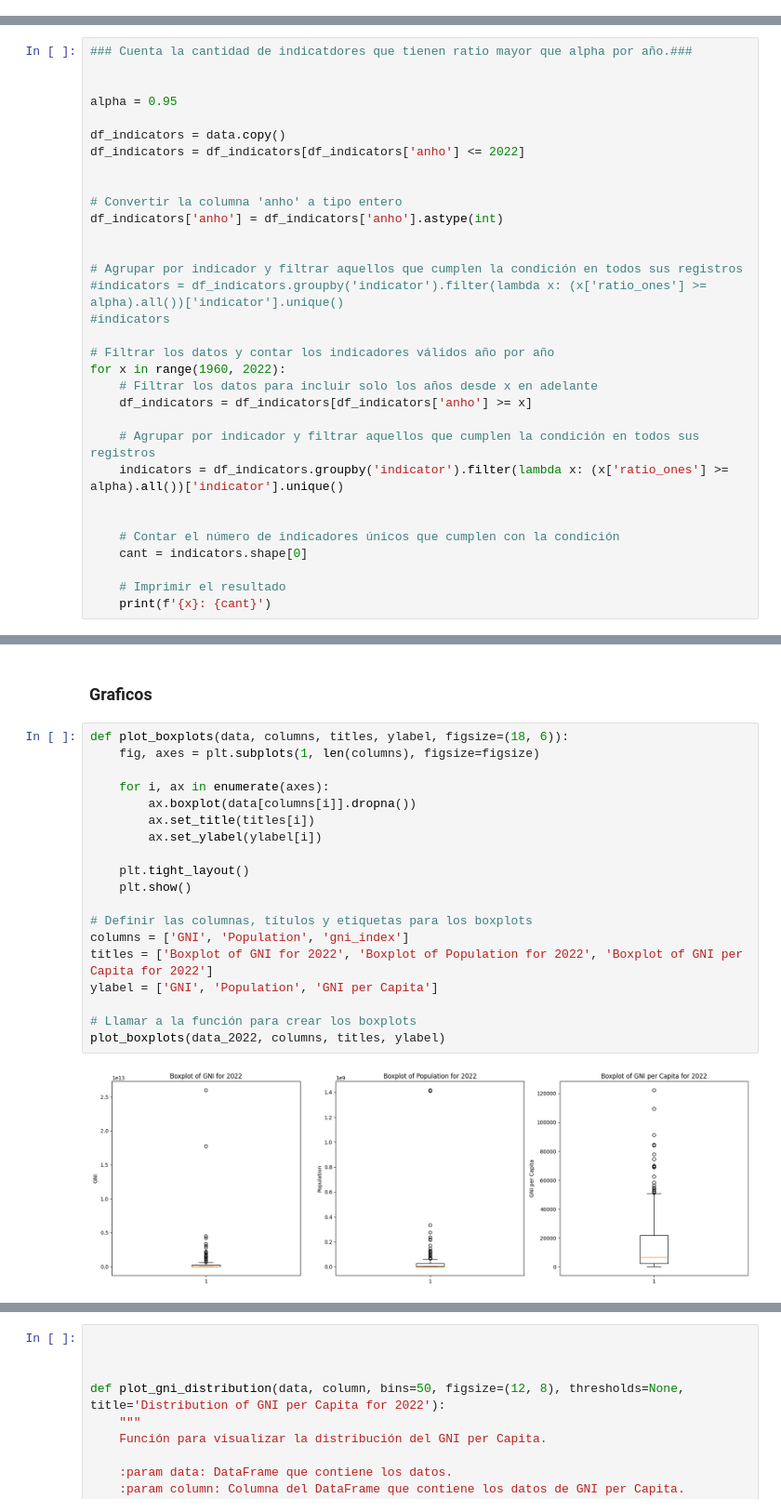
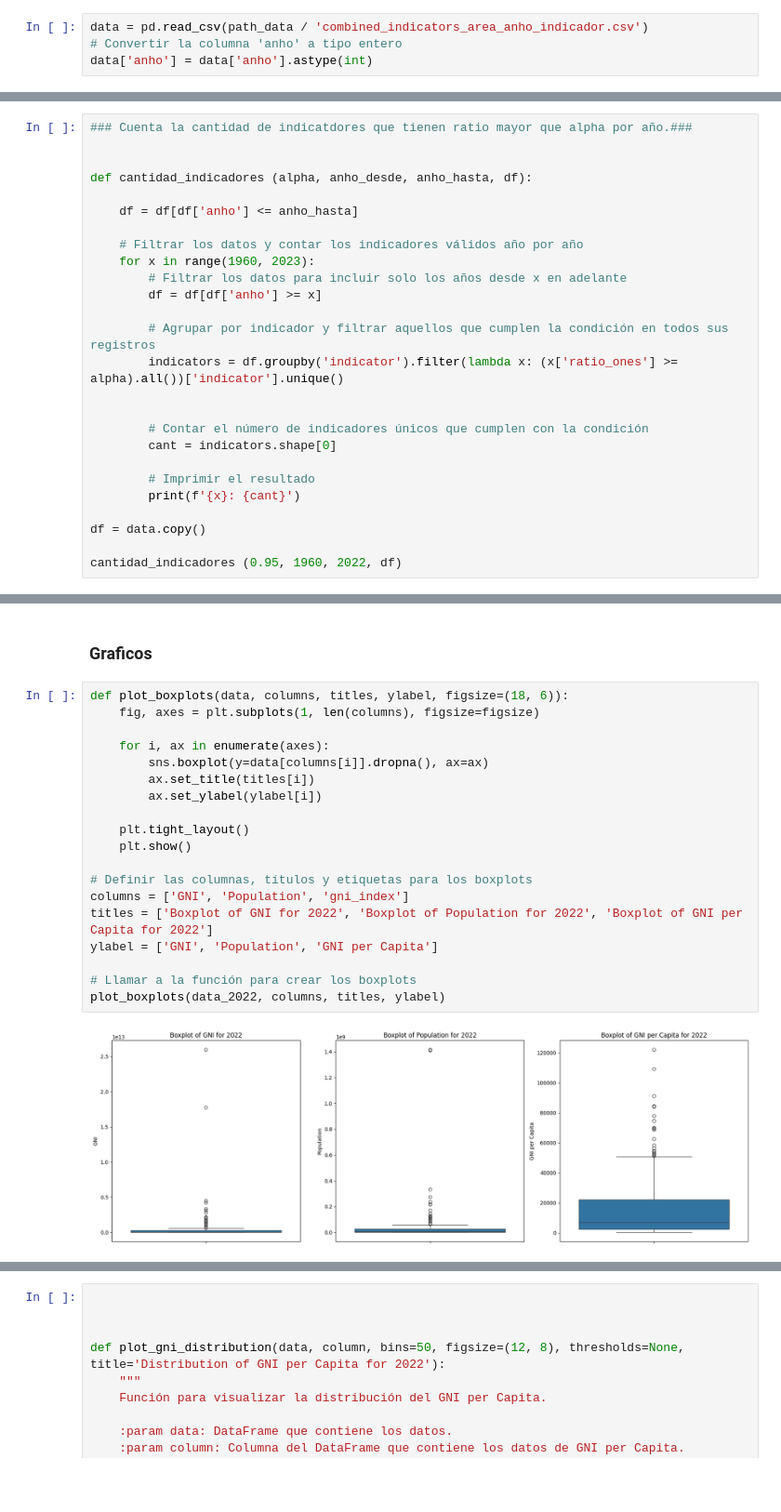
Before and after one commit to mkiszkur/TT1, a Jupyter notebook: 03_eda/EDA_entrega_3.ipynb, the cells around one changed output, grey strips where cells are left out. Shown at 93% size. Saved outputs shown, nothing was run; the diff lists cells and outputs as text; blank space fills up the shorter version.

```diff
--- a/03_eda/EDA_entrega_3.ipynb
+++ b/03_eda/EDA_entrega_3.ipynb
@@ -111,3 +160,7 @@ data
+# %%
+data = pd.read_csv(path_data / 'combined_indicators_area_anho_indicador.csv')
+# Convertir la columna 'anho' a tipo entero
+data['anho'] = data['anho'].astype(int)
 # %%
 df_indicators = data.copy()
 
@@ -132,34 +185,28 @@ df_indicators[df_indicators['indicator']=='SP.RUR.TOTL.ZS']
 ### Cuenta la cantidad de indicatdores que tienen ratio mayor que alpha por año.###
 
 
-alpha = 0.95
+def cantidad_indicadores (alpha, anho_desde, anho_hasta, df):
 
-df_indicators = data.copy()
-df_indicators = df_indicators[df_indicators['anho'] <= 2022]
+    df = df[df['anho'] <= anho_hasta]
+
+    # Filtrar los datos y contar los indicadores válidos año por año
+    for x in range(1960, 2023):
+        # Filtrar los datos para incluir solo los años desde x en adelante
+        df = df[df['anho'] >= x]
+
+        # Agrupar por indicador y filtrar aquellos que cumplen la condición en todos sus registros
+        indicators = df.groupby('indicator').filter(lambda x: (x['ratio_ones'] >= alpha).all())['indicator'].unique()
 
 
-# Convertir la columna 'anho' a tipo entero
-df_indicators['anho'] = df_indicators['anho'].astype(int)
+        # Contar el número de indicadores únicos que cumplen con la condición
+        cant = indicators.shape[0]
 
+        # Imprimir el resultado
+        print(f'{x}: {cant}')
 
-# Agrupar por indicador y filtrar aquellos que cumplen la condición en todos sus registros
-#indicators = df_indicators.groupby('indicator').filter(lambda x: (x['ratio_ones'] >= alpha).all())['indicator'].unique()
-#indicators
+df = data.copy()
 
-# Filtrar los datos y contar los indicadores válidos año por año
-for x in range(1960, 2022):
-    # Filtrar los datos para incluir solo los años desde x en adelante
-    df_indicators = df_indicators[df_indicators['anho'] >= x]
-
-    # Agrupar por indicador y filtrar aquellos que cumplen la condición en todos sus registros
-    indicators = df_indicators.groupby('indicator').filter(lambda x: (x['ratio_ones'] >= alpha).all())['indicator'].unique()
-
-
-    # Contar el número de indicadores únicos que cumplen con la condición
-    cant = indicators.shape[0]
-
-    # Imprimir el resultado
-    print(f'{x}: {cant}')
+cantidad_indicadores (0.95, 1960, 2022, df)
 # %% [output]
 1960: 65
 1961: 67
@@ -733,21 +791,21 @@ data_2022 = filtrar_regiones(data_2022)
 # %%
 def plot_boxplots(data, columns, titles, ylabel, figsize=(18, 6)):
     fig, axes = plt.subplots(1, len(columns), figsize=figsize)
 
     for i, ax in enumerate(axes):
-        ax.boxplot(data[columns[i]].dropna())
+        sns.boxplot(y=data[columns[i]].dropna(), ax=ax)
         ax.set_title(titles[i])
         ax.set_ylabel(ylabel[i])
 
     plt.tight_layout()
     plt.show()
 
 # Definir las columnas, títulos y etiquetas para los boxplots
 columns = ['GNI', 'Population', 'gni_index']
 titles = ['Boxplot of GNI for 2022', 'Boxplot of Population for 2022', 'Boxplot of GNI per Capita for 2022']
 ylabel = ['GNI', 'Population', 'GNI per Capita']
 
 # Llamar a la función para crear los boxplots
 plot_boxplots(data_2022, columns, titles, ylabel)
 # %% [output]
-[figure, old version]
+[figure, new version]
```
Also changed, not shown: parts of 35 cells of this notebook, 7 other files.
